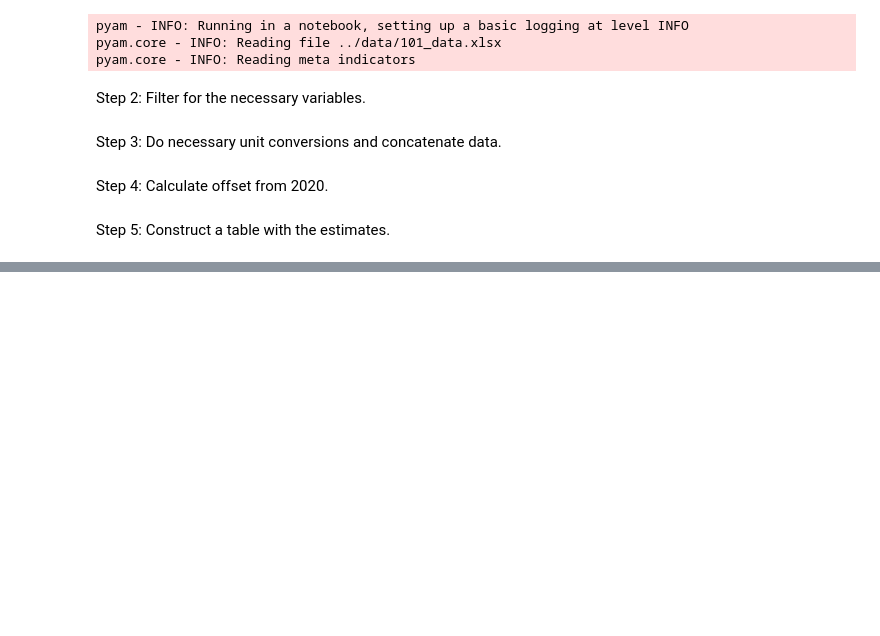
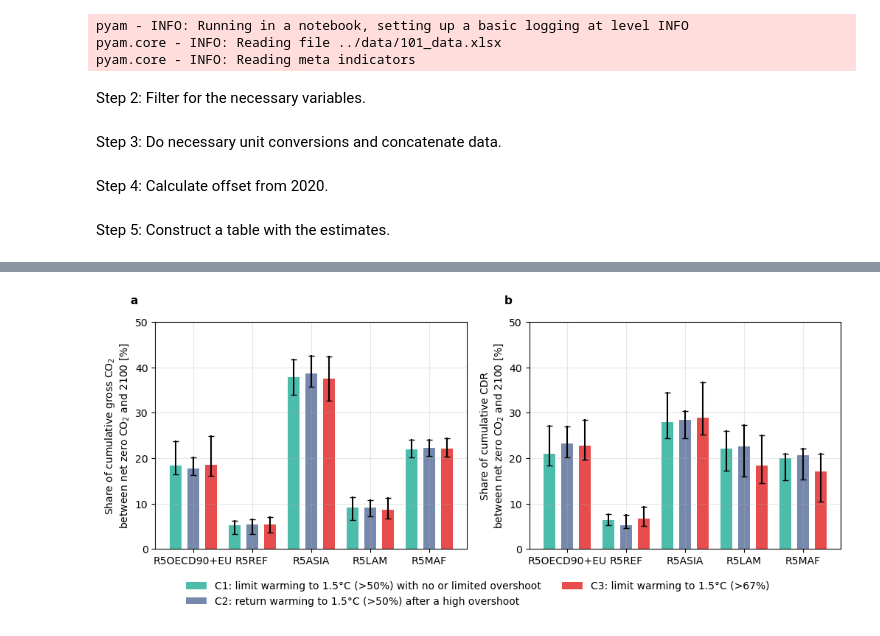
Before and after one commit to gaurav-ganti/2023_ganti_ar6_cdr_assessment, a Jupyter notebook: analysis/202_regional_analysis.ipynb, the cells around one changed output, grey strips where cells are left out. Cells and saved outputs as stored; diff of their text form; code cells hidden in the pictures; blank space fills up the shorter version.

Commit message:
Update regional analysis

```diff
--- a/analysis/202_regional_analysis.ipynb
+++ b/analysis/202_regional_analysis.ipynb
@@ -181,0 +258,12 @@ table_formatted.to_excel(
+# %%
+for region in panel_a_cdr_gross_only.region:
+    panel_a_cdr_gross_only.meta.loc[:, f'share_novel_{region}'] = (
+        panel_a_cdr_gross_only.meta.loc[:, f'cdr_novel_{region}'] * 100
+        /
+        (
+            panel_a_cdr_gross_only.meta.loc[:, f'cdr_novel_{region}']
+            +
+            panel_a_cdr_gross_only.meta.loc[:, f'cdr_land_{region}']
+        )
+    )
+    cols.append(f'share_novel_{region}')
@@ -181,0 +289,67 @@ table_formatted.to_excel(
+# %%
+data = panel_a_cdr_gross_only.meta
+# %%
+categories_and_colors = {
+    'C1':'#4dbdab',
+    'C2':'#7688ab',
+    'C3':'#e74d4d'
+}
+# %%
+fig, ax = plt.subplots(
+    1,
+    2,
+    figsize=(12, 4)
+)
+
+# categories as rows
+# gross and cdr as columns
+# do this per region
+for i, col in enumerate(['share_gross', 'share_cdr']):
+    for category in ['C1', 'C2', 'C3']:
+        if category=='C1':
+            factor = -0.3
+        elif category=='C2':
+            factor=0
+        else:
+            factor = 0.3
+        for loc, reg in enumerate(['R5OECD90+EU','R5REF','R5ASIA', 'R5LAM', 'R5MAF']):
+            location = loc + factor
+            data_for_plot = data[data['Category']==category][f'{col}_{reg}']
+            ax[i].bar(
+                x=location,
+                bottom=0,
+                height=data_for_plot.median(),
+                color=categories_and_colors[category],
+                width=0.2
+            )
+
+            ax[i].errorbar(
+                [location, location],
+                [data_for_plot.quantile(q=0.25), data_for_plot.quantile(q=0.75)],
+                marker='_',
+                color='black'
+            )
+            ax[i].set_xticks(
+                range(5),
+                ['R5OECD90+EU','R5REF','R5ASIA', 'R5LAM', 'R5MAF']
+            )
+            ax[i].grid(alpha=0.3)
+            ax[i].set_ylim(0, 50)
+
+ax[0].set_ylabel('Share of cumulative gross CO$_2$\nbetween net zero CO$_2$ and 2100 [%]')
+ax[1].set_ylabel('Share of cumulative CDR\nbetween net zero CO$_2$ and 2100 [%]')
+
+# Add a legend common for the plots
+custom_legend = [
+   # Line2D([0], [0], color='w', label='Panel a'),
+    Patch(facecolor=categories_and_colors['C1'], label='C1: limit warming to 1.5°C (>50%) with no or limited overshoot'),
+    Patch(facecolor=categories_and_colors['C2'], label='C2: return warming to 1.5°C (>50%) after a high overshoot'),
+    Patch(facecolor=categories_and_colors['C3'], label='C3: limit warming to 1.5°C (>67%)'),
+]
+ax[1].legend(handles=custom_legend, bbox_to_anchor=(0.8, -0.1), ncol=2, framealpha=0.0)
+# Add the usual labels
+for n, a in enumerate(ax):
+    a.text(-0.08, 1.08, string.ascii_lowercase[n], transform=a.transAxes,
+            size=11, weight='bold')
+# %% [output]
+[figure, added]
```
Also changed, not shown: parts of 14 cells of this notebook.
